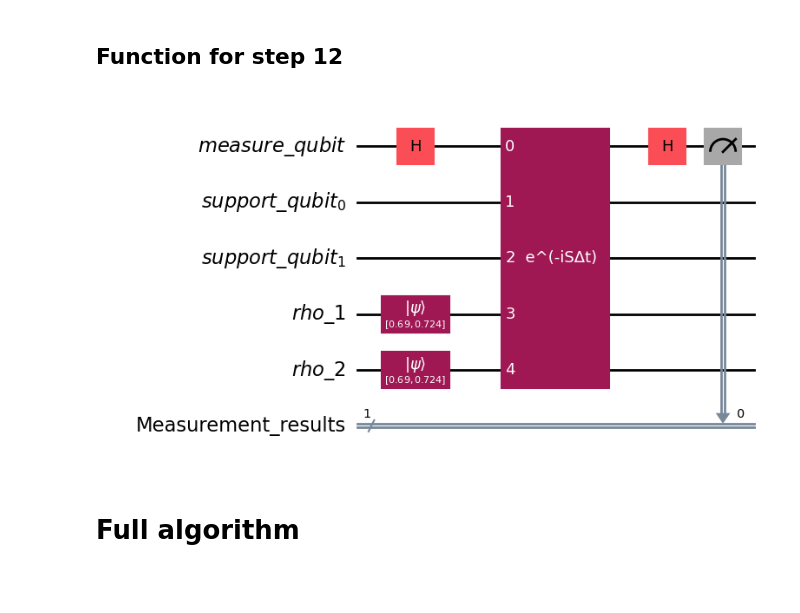
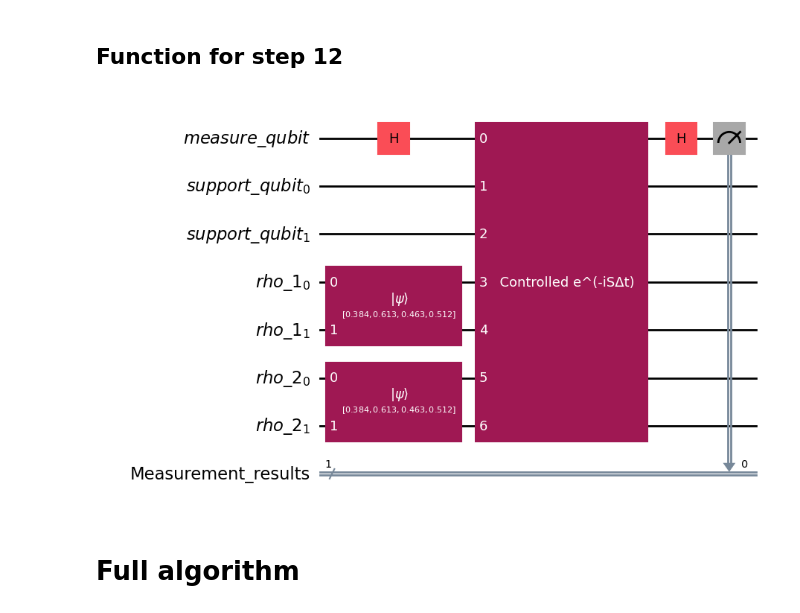
Before and after one commit to AdrianPanasiewicz/A-Practical-Guide-to-Quantum-Machine-Learning-and-Quantum-Optimization, a Jupyter notebook: Von_Neumann_Entropy.ipynb, the cells around one changed output. Drawn from its saved outputs; the diff is of its cells as text; code cells hidden in the pictures; blank space fills up the shorter version.

```diff
--- a/Von_Neumann_Entropy.ipynb
+++ b/Von_Neumann_Entropy.ipynb
@@ -117,15 +85,0 @@ def t(s,l):
-# %%
-def get_f(s,l):
-	k_sum= 0
-	for k in range(1,K+1):
-		k_sum += B[k-1][l]/k
-	return k_sum*math.comb(l,s)/math.pow(2,l)
-
-F = np.array([])
-for l in range(math.floor(L)+1):
-	for s in range(D[l],U[l]+1):
-		f = get_f(s,l)
-		F = np.append(F, f)
-
-F_norm = np.linalg.norm(F, ord = 1)
-print(F_norm)
@@ -287,30 +187,30 @@ def apply_w_circuit(mother_circ, qc_s, qc_m, rho_copies, deltat, inverse=False):
 ### 4. Swap exponentiation
 # %%
 def swap_exponentiation(qc_s, qc_m, rho_copies, deltat):
-	sub = QuantumCircuit(qc_m, qc_s, *rho_copies, name="  e^(-iSΔt)  ")
+	sub = QuantumCircuit(qc_m, qc_s, *rho_copies, name="  Controlled e^(-iSΔt)  ")
 	sub.label = "e^(-iSΔt)"
 
-	sub.barrier(label="Controlled_W")
+	# sub.barrier(label="Controlled_W")
 	apply_w_circuit(sub, qc_s, qc_m, rho_copies, deltat)
-	sub.barrier(label="Controlled_W")
+	# sub.barrier(label="Controlled_W")
 
 	sub.x(qc_s[0])
 	sub.cz(qc_m,qc_s[0])
 	sub.ccz(control_qubit1=qc_m,control_qubit2=qc_s[0],target_qubit=qc_s[1])
 	sub.x(qc_s[0])
 
-	sub.barrier(label="Controlled_W_dagger")
+	# sub.barrier(label="Controlled_W_dagger")
 	apply_w_circuit(sub, qc_s, qc_m, rho_copies, deltat, inverse = True)
-	sub.barrier(label="Controlled_W_dagger")
+	# sub.barrier(label="Controlled_W_dagger")
 
 	sub.cz(qc_m,qc_s[0])
 	sub.x(qc_s[0])
 	sub.ccz(control_qubit1=qc_m,control_qubit2=qc_s[0],target_qubit=qc_s[1])
 	sub.x(qc_s[0])
 
-	sub.barrier(label="Controlled_W")
+	# sub.barrier(label="Controlled_W")
 	apply_w_circuit(sub, qc_s, qc_m, rho_copies, deltat)
-	sub.barrier(label="Controlled_W")
+	# sub.barrier(label="Controlled_W")
 
 	return sub
 
@@ -326,36 +226,40 @@ def quantum_circuit(qstate, Q, deltat):
 	qc_m = QuantumRegister(1, name="measure_qubit")
 	qc_s = QuantumRegister(2, name="support_qubit")
 
 	rho_copies = []
 	for i in range(2):
 		rho_copies.append(QuantumRegister(num_rho_size, name=f"rho_{i+1}"))
 
 	creq = ClassicalRegister(1, name="Measurement_results")
 	qc = QuantumCircuit(qc_m, qc_s, *rho_copies, creq, name="Von_Neumann_Entropy")
 
 	qc.initialize(qstate, rho_copies[0], normalize=True)
 
 	qc.h(qc_m)
 
 	for i in range(1,Q+1):
 		qc.initialize(qstate, rho_copies[1], normalize=True)
 		apply_swap_exponentiation(qc, qc_s, qc_m, rho_copies, deltat)
 
-
 	qc.h(qc_m)
 	qc.measure(qc_m,creq)
 	return qc
 
 Q = 1
 deltat = 0.4
+ev_delta = 0.2
+n = 2
+qstate = generate_vector_state(ev_delta, n)
+qstate = Statevector(qstate)
 qc = quantum_circuit(qstate, Q, deltat)
+qc.draw("mpl")
 # qc.decompose(reps=2).draw("mpl")
 # step1 = qc.decompose(gates_to_decompose=['swap_exponentiation_block', 'swap_exponentiation_block_dg'])
 # step2 = step1.decompose(gates_to_decompose=['Controlled_R1','Controlled_R2', 'swap_block'])
 # step2.draw('mpl')
-qc.draw('mpl')
+# qc.decompose(reps=100).draw('mpl')
 # %% [output]
-[figure, old version]
+[figure, new version]
 # %% [markdown]
 # Full algorithm
 # %%
```
Also changed, not shown: parts of 25 cells of this notebook.
